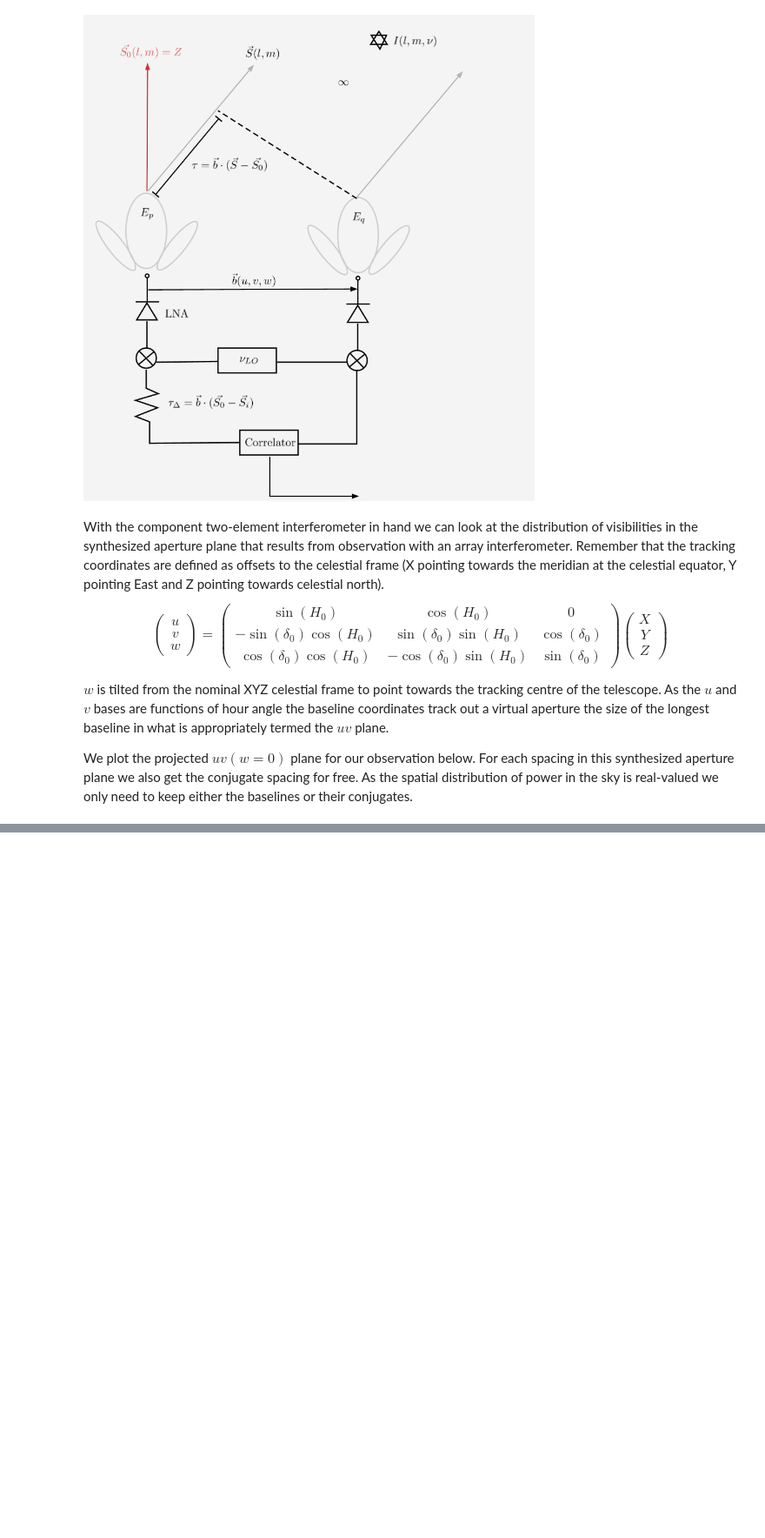
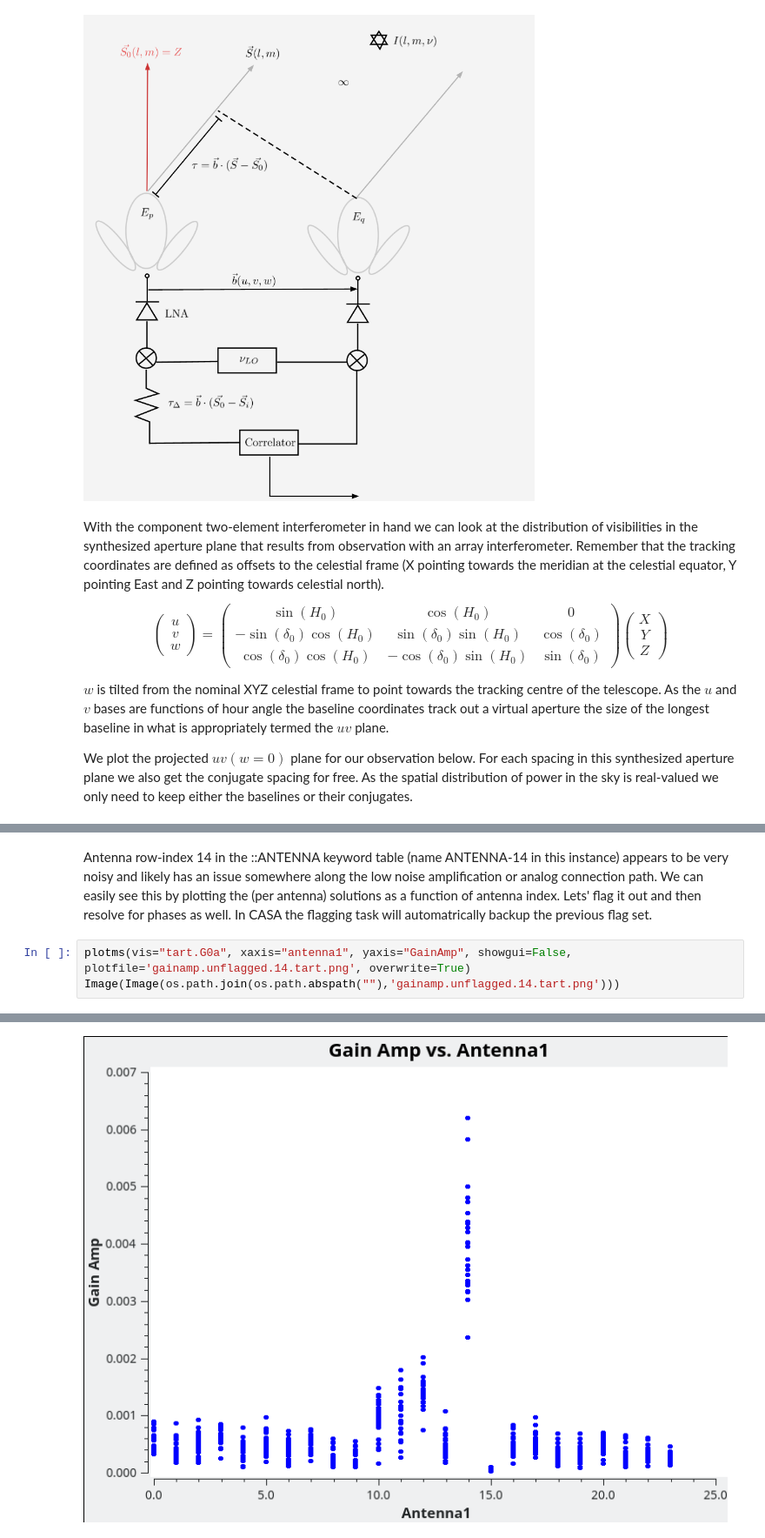
Before and after one commit to tart-telescope/notebooks, a Jupyter notebook: casa_example/casa_reduction_example.ipynb, the cells around one changed output, grey strips where cells are left out. Shown at 87% size. Cells and saved outputs as stored; diff of their text form; blank space fills up the shorter version.

Commit message:
First iteration of casa reduction example

```diff
--- a/casa_example/casa_reduction_example.ipynb
+++ b/casa_example/casa_reduction_example.ipynb
@@ -197,0 +363,6 @@ plt.show()
+# %% [markdown]
+Antenna row-index 14 in the ::ANTENNA keyword table (name ANTENNA-14 in this instance) appears to be very noisy and likely has an issue somewhere along the low noise amplification or analog connection path. We can easily see this by plotting the (per antenna) solutions as a function of antenna index. Lets' flag it out and then resolve for phases as well. In CASA the flagging task will automatrically backup the previous flag set.
+# %%
+plotms(vis="tart.G0a", xaxis="antenna1", yaxis="GainAmp", showgui=False, plotfile='gainamp.unflagged.14.tart.png', overwrite=True)
+Image(Image(os.path.join(os.path.abspath(""),'gainamp.unflagged.14.tart.png')))
+# %% [output]
@@ -197,0 +386 @@ plt.show()
+[figure, added]
```
Also changed, not shown: parts of 18 cells of this notebook.
